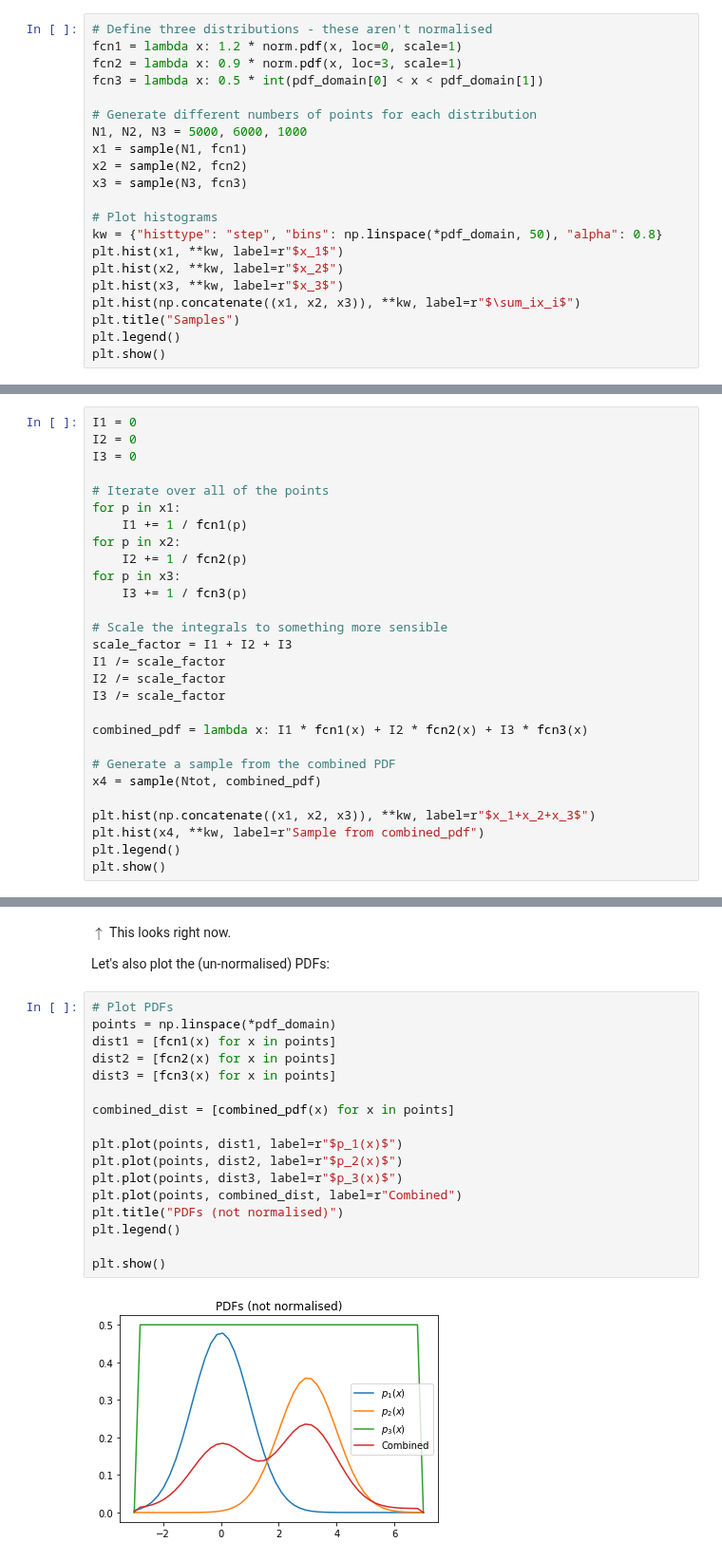
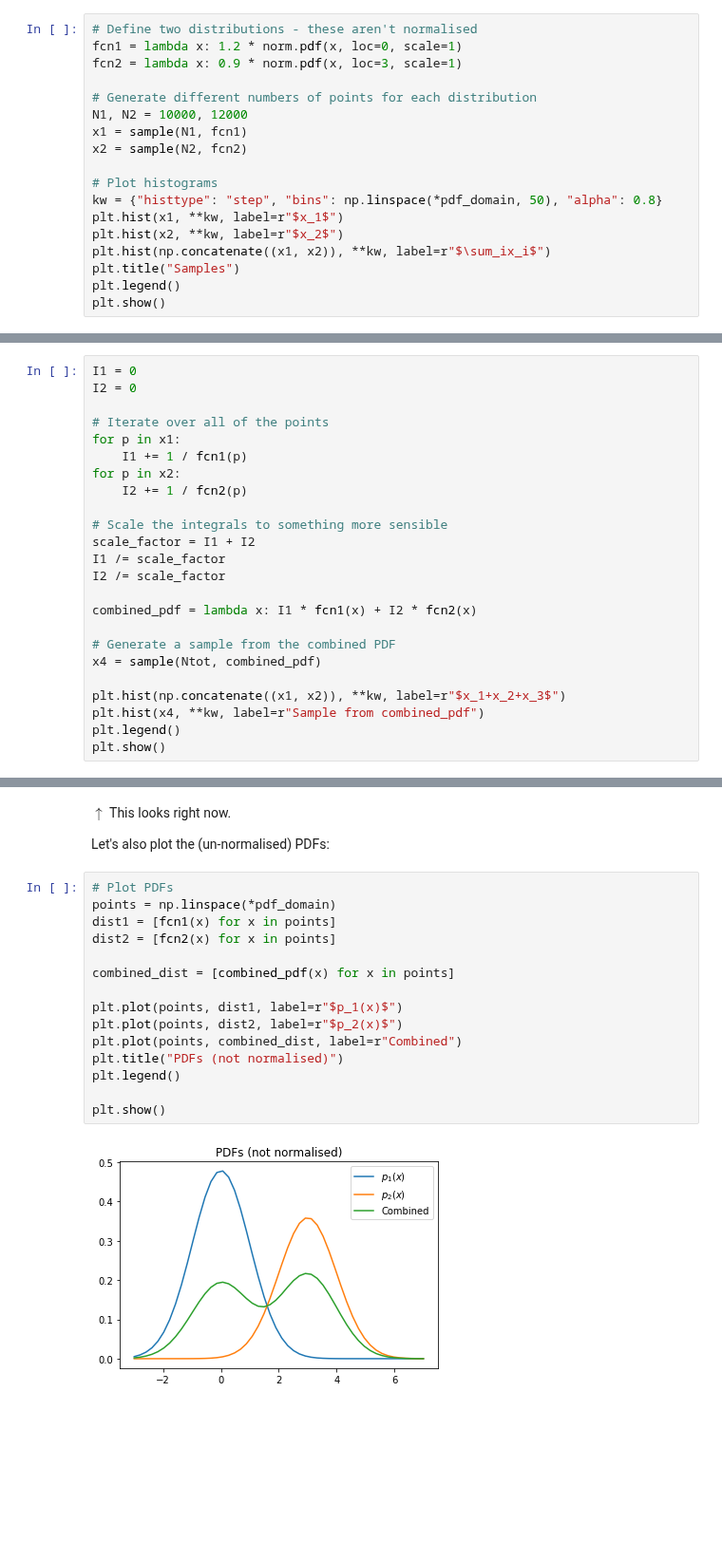
Before and after one commit to richard-lane/addPdfs, a Jupyter notebook: addPdfs.ipynb, the cells around one changed output, grey strips where cells are left out. Shown at 95% size. Saved outputs shown, nothing was run; the diff lists cells and outputs as text; blank space fills up the shorter version.

```diff
--- a/addPdfs.ipynb
+++ b/addPdfs.ipynb
@@ -43,21 +43,18 @@ Consider three distributions and their sum:
 # %%
-# Define three distributions - these aren't normalised
+# Define two distributions - these aren't normalised
 fcn1 = lambda x: 1.2 * norm.pdf(x, loc=0, scale=1)
 fcn2 = lambda x: 0.9 * norm.pdf(x, loc=3, scale=1)
-fcn3 = lambda x: 0.5 * int(pdf_domain[0] < x < pdf_domain[1])
 
 # Generate different numbers of points for each distribution
-N1, N2, N3 = 5000, 6000, 1000
+N1, N2 = 10000, 12000
 x1 = sample(N1, fcn1)
 x2 = sample(N2, fcn2)
-x3 = sample(N3, fcn3)
 
 # Plot histograms
 kw = {"histtype": "step", "bins": np.linspace(*pdf_domain, 50), "alpha": 0.8}
 plt.hist(x1, **kw, label=r"$x_1$")
 plt.hist(x2, **kw, label=r"$x_2$")
-plt.hist(x3, **kw, label=r"$x_3$")
-plt.hist(np.concatenate((x1, x2, x3)), **kw, label=r"$\sum_ix_i$")
+plt.hist(np.concatenate((x1, x2)), **kw, label=r"$\sum_ix_i$")
 plt.title("Samples")
 plt.legend()
 plt.show()
@@ -94,28 +91,24 @@ $I_j = \sum_{i=0}^{N_j}\frac{1}{p_j(x_i)}$
 # %%
 I1 = 0
 I2 = 0
-I3 = 0
 
 # Iterate over all of the points
 for p in x1:
     I1 += 1 / fcn1(p)
 for p in x2:
     I2 += 1 / fcn2(p)
-for p in x3:
-    I3 += 1 / fcn3(p)
 
 # Scale the integrals to something more sensible
-scale_factor = I1 + I2 + I3
+scale_factor = I1 + I2
 I1 /= scale_factor
 I2 /= scale_factor
-I3 /= scale_factor
 
-combined_pdf = lambda x: I1 * fcn1(x) + I2 * fcn2(x) + I3 * fcn3(x)
+combined_pdf = lambda x: I1 * fcn1(x) + I2 * fcn2(x)
 
 # Generate a sample from the combined PDF
 x4 = sample(Ntot, combined_pdf)
 
-plt.hist(np.concatenate((x1, x2, x3)), **kw, label=r"$x_1+x_2+x_3$")
+plt.hist(np.concatenate((x1, x2)), **kw, label=r"$x_1+x_2+x_3$")
 plt.hist(x4, **kw, label=r"Sample from combined_pdf")
 plt.legend()
 plt.show()
@@ -128,19 +121,17 @@ Let's also plot the (un-normalised) PDFs:
 # %%
 # Plot PDFs
 points = np.linspace(*pdf_domain)
 dist1 = [fcn1(x) for x in points]
 dist2 = [fcn2(x) for x in points]
-dist3 = [fcn3(x) for x in points]
 
 combined_dist = [combined_pdf(x) for x in points]
 
 plt.plot(points, dist1, label=r"$p_1(x)$")
 plt.plot(points, dist2, label=r"$p_2(x)$")
-plt.plot(points, dist3, label=r"$p_3(x)$")
 plt.plot(points, combined_dist, label=r"Combined")
 plt.title("PDFs (not normalised)")
 plt.legend()
 
 plt.show()
 # %% [output]
-[figure, old version]
+[figure, new version]
```
Also changed, not shown: parts of 7 cells of this notebook.
